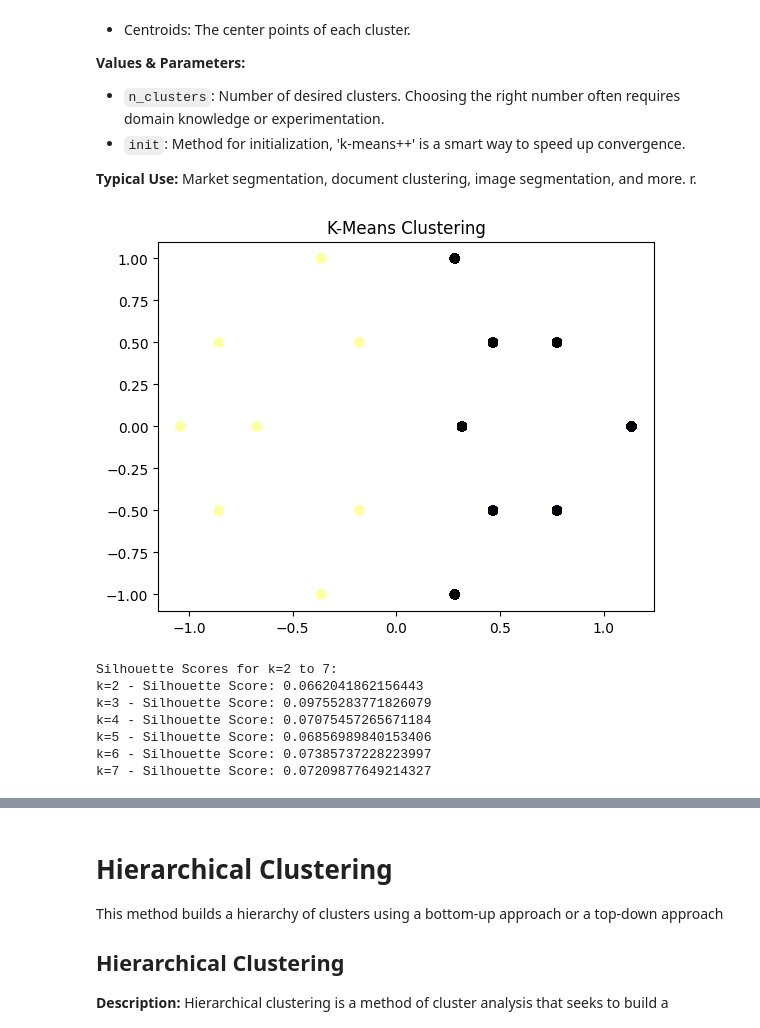
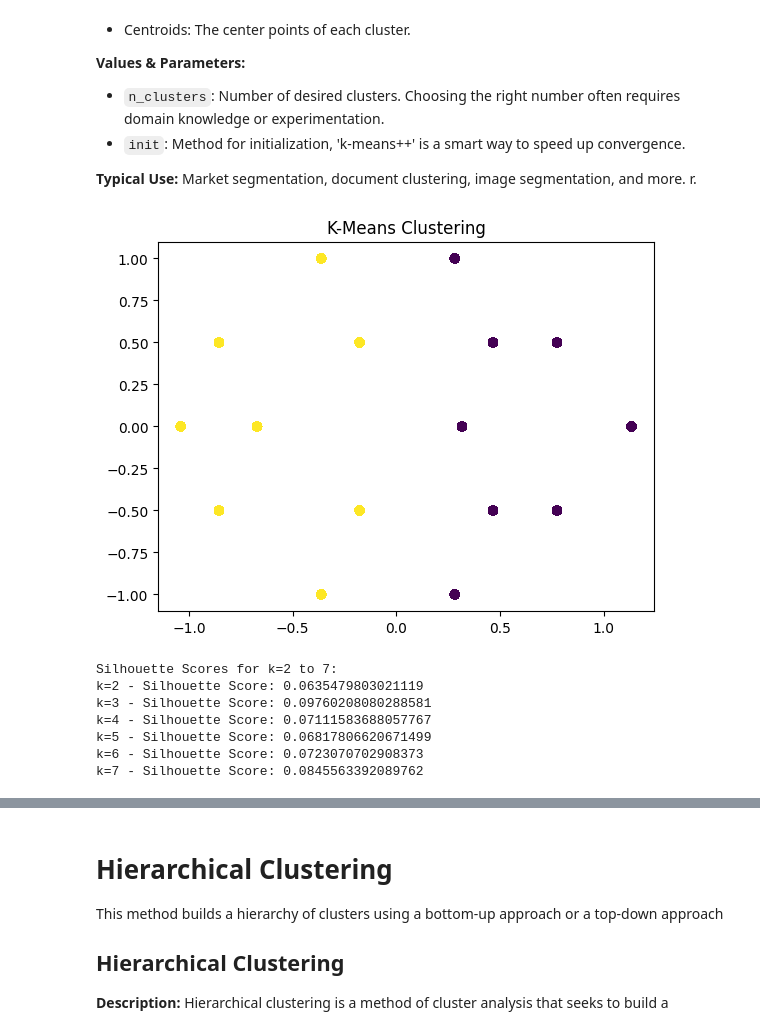
Before and after one commit to narendranathe/BUS5730, a Jupyter notebook: unsupervised-learning.ipynb, the cells around one changed output, grey strips where cells are left out. Drawn from its saved outputs; the diff is of its cells as text; code cells hidden in the pictures.

```diff
--- a/unsupervised-learning.ipynb
+++ b/unsupervised-learning.ipynb
@@ -176,21 +176,21 @@ r.
 # %%
 from sklearn.cluster import KMeans
 
 # Sample data (if desired)
 data_sample = data.sample(n=10000)
 
 # Apply K-Means clustering
-kmeans = KMeans(n_clusters=2, random_state=2)
+kmeans = KMeans(n_clusters=2, random_state=2, n_init =10)
 clusters = kmeans.fit_predict(data_pca)
 
 clusters_sample = kmeans.fit_predict(data_sample)
 
 # Plot
-plt.scatter(data_pca[:, 0], data_pca[:, 1], c=clusters, alpha=0.5, cmap = 'inferno')
+plt.scatter(data_pca[:, 0], data_pca[:, 1], c=clusters, alpha=0.5)
 plt.title('K-Means Clustering')
 plt.show()
 # %% [output]
-[figure, old version]
+[figure, new version]
 # %%
 from sklearn.metrics import silhouette_score
 
@@ -212,9 +212,9 @@ for i, score in enumerate(silhouette_scores, start=2):  # Print with correspondi
     print(f"k={i} - Silhouette Score: {score}")
 # %% [output]
 Silhouette Scores for k=2 to 7:
-k=2 - Silhouette Score: 0.0662041862156443
-k=3 - Silhouette Score: 0.09755283771826079
-k=4 - Silhouette Score: 0.07075457265671184
-k=5 - Silhouette Score: 0.06856989840153406
-k=6 - Silhouette Score: 0.07385737228223997
-k=7 - Silhouette Score: 0.07209877649214327
+k=2 - Silhouette Score: 0.0635479803021119
+k=3 - Silhouette Score: 0.09760208080288581
+k=4 - Silhouette Score: 0.07111583688057767
+k=5 - Silhouette Score: 0.06817806620671499
+k=6 - Silhouette Score: 0.0723070702908373
+k=7 - Silhouette Score: 0.0845563392089762
```
Also changed, not shown: parts of 4 cells of this notebook.
